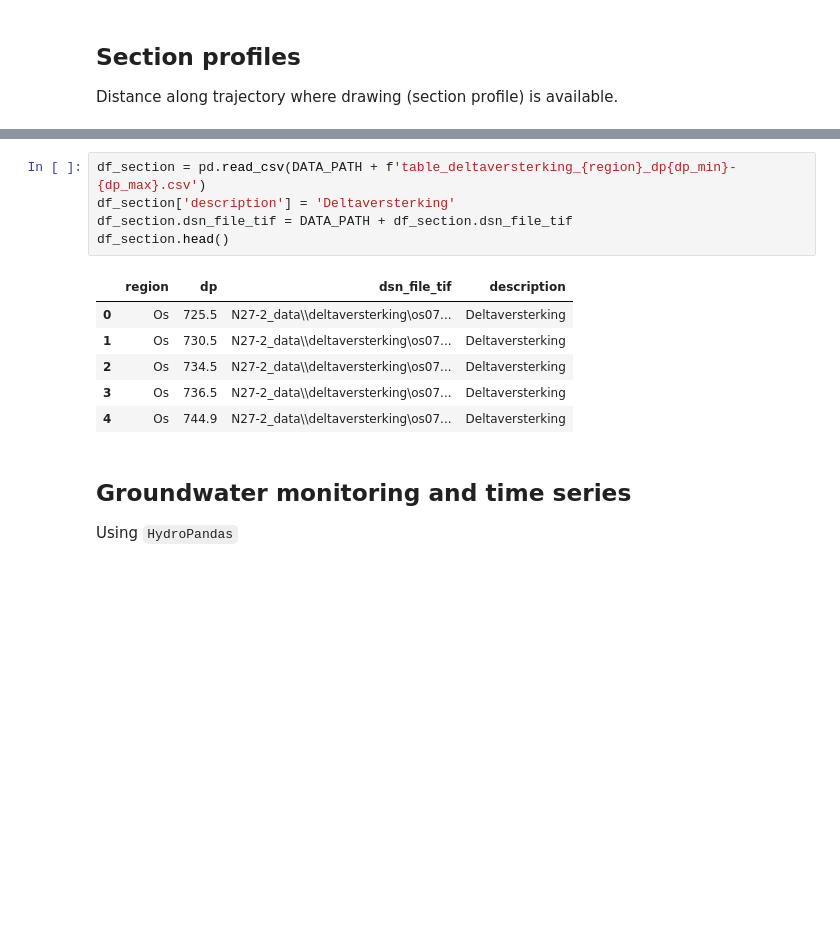
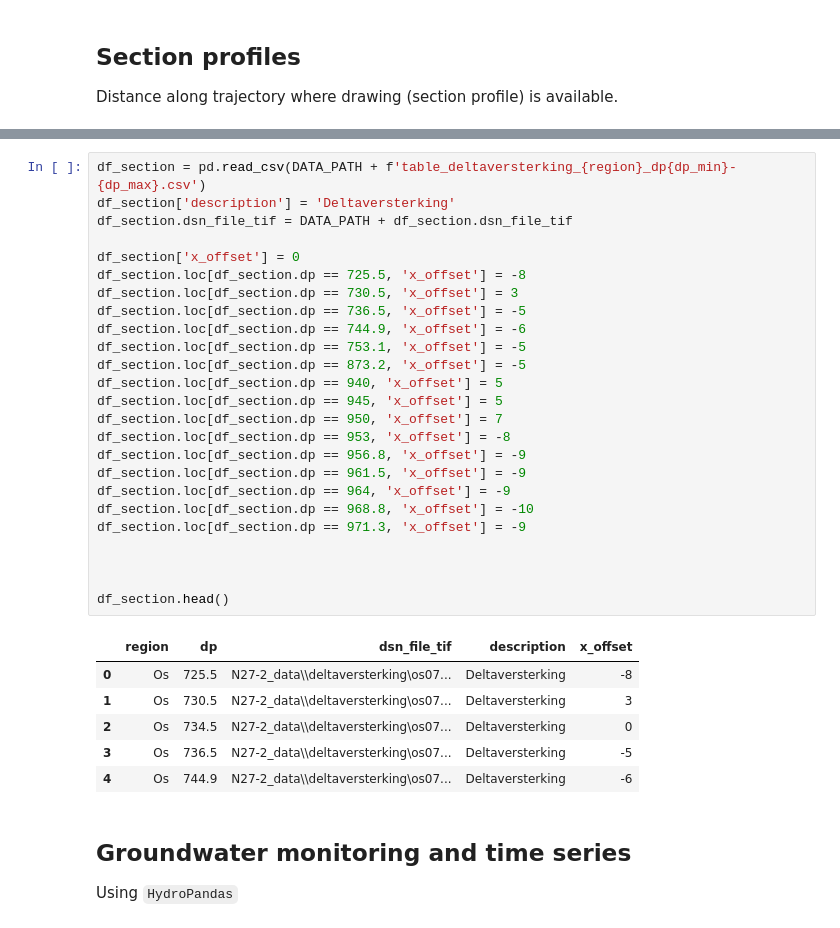
Before and after one commit to scheldestromen/dijkzicht, a Jupyter notebook: docs/examples/N27-2.ipynb, the cells around one changed output, grey strips where cells are left out. Cells and saved outputs as stored; diff of their text form; blank space fills up the shorter version.

```diff
--- a/docs/examples/N27-2.ipynb
+++ b/docs/examples/N27-2.ipynb
@@ -97,15 +124,35 @@ Distance along trajectory where drawing (section profile) is available.
 # %%
 df_section = pd.read_csv(DATA_PATH + f'table_deltaversterking_{region}_dp{dp_min}-{dp_max}.csv')
 df_section['description'] = 'Deltaversterking'
 df_section.dsn_file_tif = DATA_PATH + df_section.dsn_file_tif
+
+df_section['x_offset'] = 0
+df_section.loc[df_section.dp == 725.5, 'x_offset'] = -8
+df_section.loc[df_section.dp == 730.5, 'x_offset'] = 3
+df_section.loc[df_section.dp == 736.5, 'x_offset'] = -5
+df_section.loc[df_section.dp == 744.9, 'x_offset'] = -6
+df_section.loc[df_section.dp == 753.1, 'x_offset'] = -5
+df_section.loc[df_section.dp == 873.2, 'x_offset'] = -5
+df_section.loc[df_section.dp == 940, 'x_offset'] = 5
+df_section.loc[df_section.dp == 945, 'x_offset'] = 5
+df_section.loc[df_section.dp == 950, 'x_offset'] = 7
+df_section.loc[df_section.dp == 953, 'x_offset'] = -8
+df_section.loc[df_section.dp == 956.8, 'x_offset'] = -9
+df_section.loc[df_section.dp == 961.5, 'x_offset'] = -9
+df_section.loc[df_section.dp == 964, 'x_offset'] = -9
+df_section.loc[df_section.dp == 968.8, 'x_offset'] = -10
+df_section.loc[df_section.dp == 971.3, 'x_offset'] = -9
+
+
+
 df_section.head()
 # %% [output]
-|  | region | dp | dsn_file_tif | description |
-| 0 | Os | 725.5 | N27-2_data\\deltaversterking\os07... | Deltaversterking |
-| 1 | Os | 730.5 | N27-2_data\\deltaversterking\os07... | Deltaversterking |
-| 2 | Os | 734.5 | N27-2_data\\deltaversterking\os07... | Deltaversterking |
-| 3 | Os | 736.5 | N27-2_data\\deltaversterking\os07... | Deltaversterking |
-| 4 | Os | 744.9 | N27-2_data\\deltaversterking\os07... | Deltaversterking |
+|  | region | dp | dsn_file_tif | description | x_offset |
+| 0 | Os | 725.5 | N27-2_data\\deltaversterking\os07... | Deltaversterking | -8 |
+| 1 | Os | 730.5 | N27-2_data\\deltaversterking\os07... | Deltaversterking | 3 |
+| 2 | Os | 734.5 | N27-2_data\\deltaversterking\os07... | Deltaversterking | 0 |
+| 3 | Os | 736.5 | N27-2_data\\deltaversterking\os07... | Deltaversterking | -5 |
+| 4 | Os | 744.9 | N27-2_data\\deltaversterking\os07... | Deltaversterking | -6 |
 # %% [markdown]
 ## Groundwater monitoring and time series
 Using `HydroPandas`
```
Also changed, not shown: parts of 25 cells of this notebook, 1 other file.
